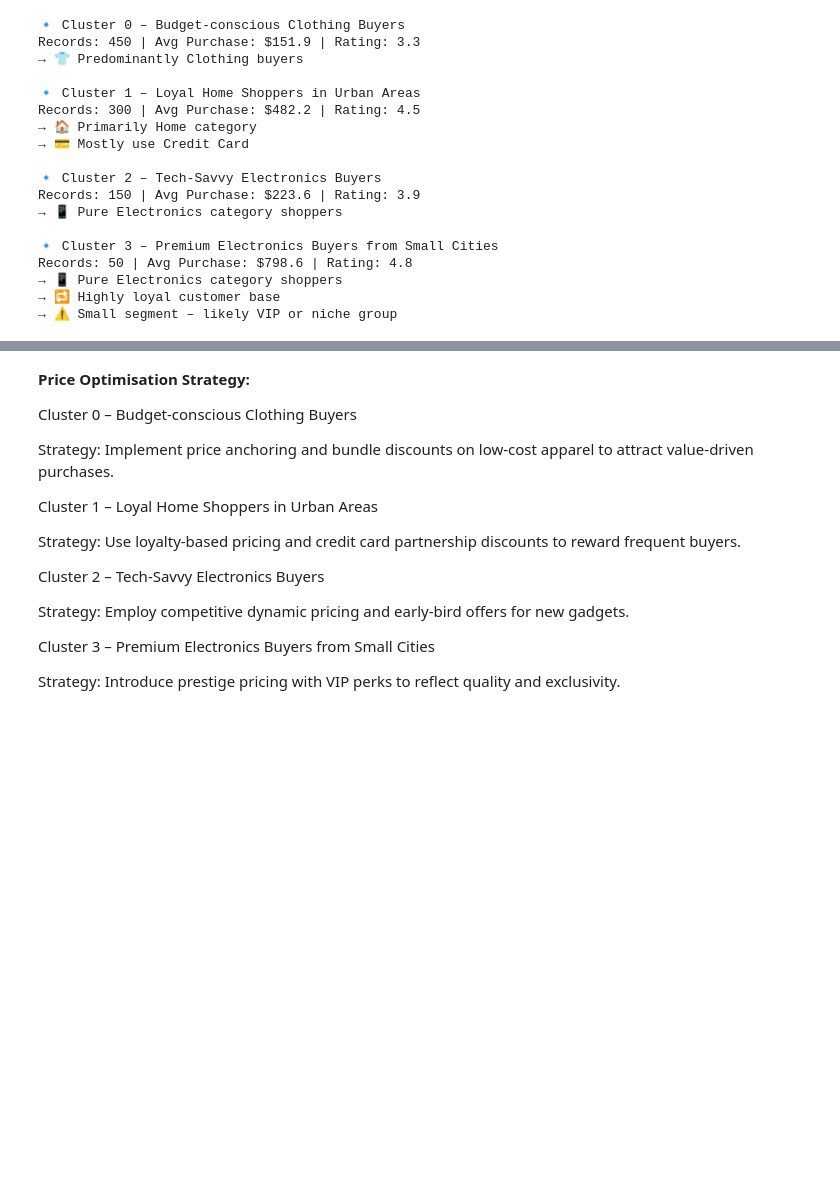
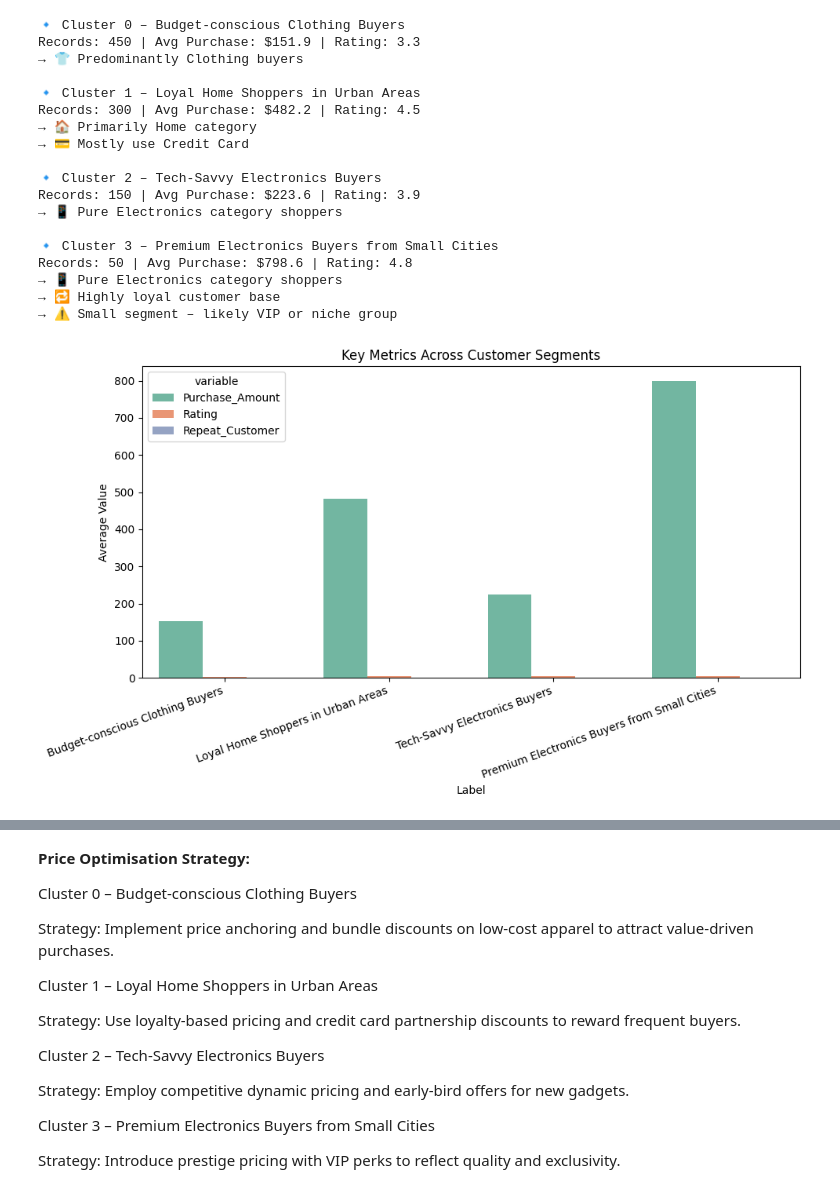
Before and after one commit to Shivanikanodia/Walmart-customer-segmentation-using-K-Means-Clustering-, a Jupyter notebook: Ecommerce_Walmart_Customer_Segmentation.ipynb, the cells around one changed output, grey strips where cells are left out. Cells and saved outputs as stored; diff of their text form; code cells hidden in the pictures; blank space fills up the shorter version.

Commit message:
New Update Segmentation Technique

```diff
--- a/Ecommerce_Walmart_Customer_Segmentation.ipynb
+++ b/Ecommerce_Walmart_Customer_Segmentation.ipynb
@@ -821,3 +821,17 @@ Records: 50 | Avg Purchase: $798.6 | Rating: 4.8
 → 📱 Pure Electronics category shoppers
 → 🔁 Highly loyal customer base
 → ⚠️ Small segment – likely VIP or niche group
+# %%
+df_bar = cluster_summary[['Purchase_Amount', 'Rating', 'Repeat_Customer']].reset_index()
+df_bar['Label'] = df_bar['Cluster'].map(cluster_labels)
+df_melt = df_bar.melt(id_vars='Label', value_vars=['Purchase_Amount', 'Rating', 'Repeat_Customer'])
+
+plt.figure(figsize=(10, 6))
+sns.barplot(data=df_melt, x='Label', y='value', hue='variable', palette='Set2')
+plt.title("Key Metrics Across Customer Segments")
+plt.ylabel("Average Value")
+plt.xticks(rotation=20, ha='right')
+plt.tight_layout()
+plt.show()
+# %% [output]
+[figure, added]
```
Also changed, not shown: parts of 3 cells of this notebook.
